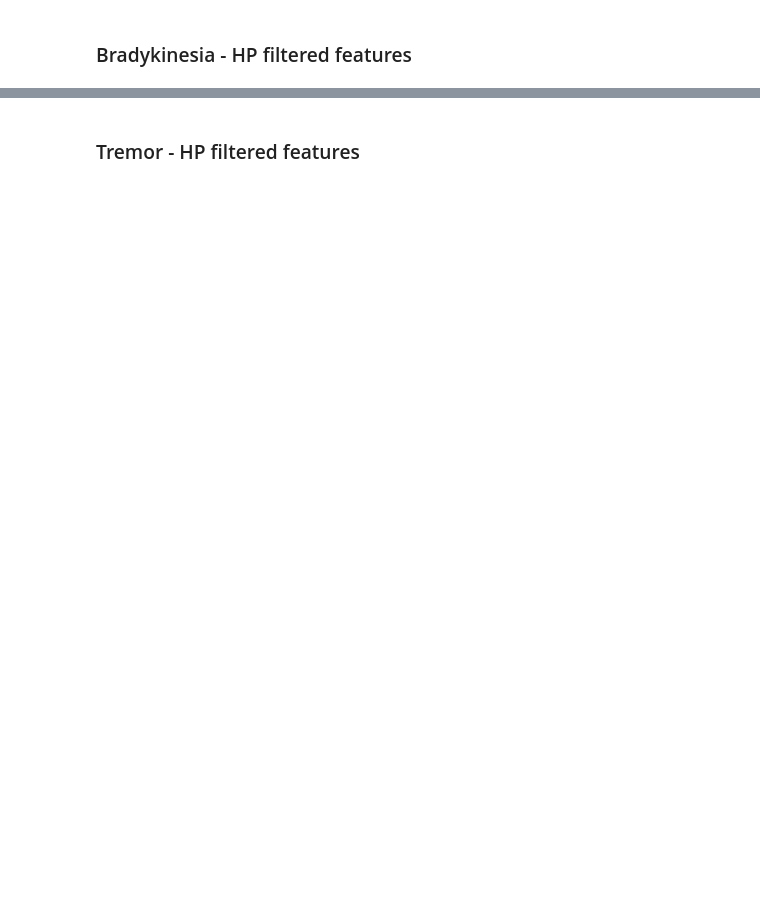
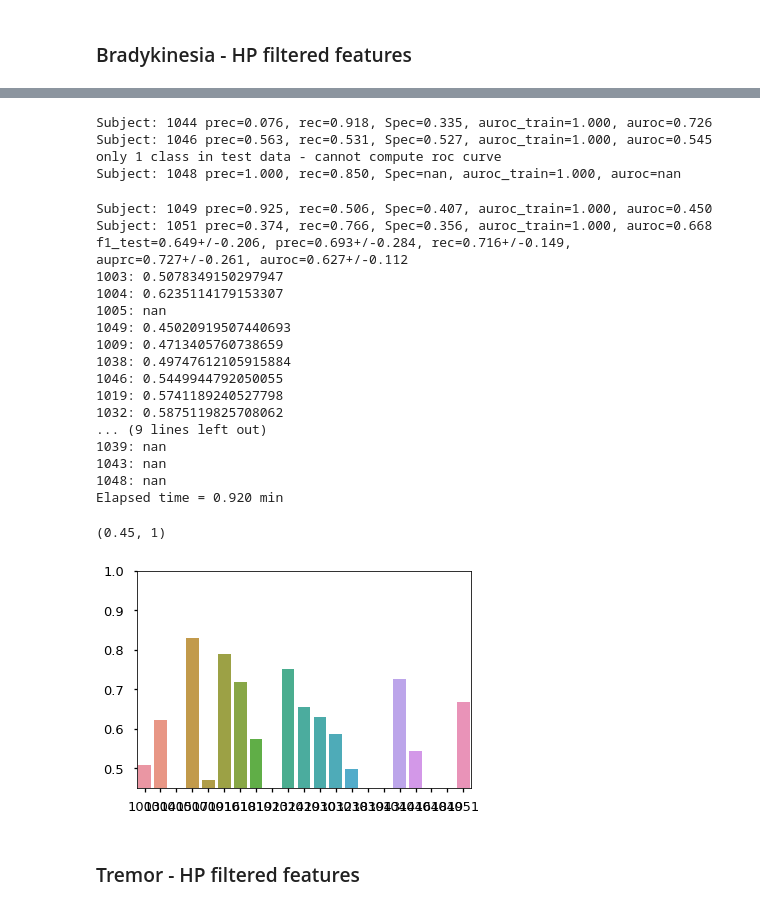
Before and after one commit to nshawen/CIS-PD_Curation, a Jupyter notebook: RandomForestNotebook (1).ipynb, the cells around one changed output, grey strips where cells are left out. Cells and saved outputs as stored; diff of their text form; code cells hidden in the pictures; blank space fills up the shorter version.

```diff
--- a/RandomForestNotebook (1).ipynb
+++ b/RandomForestNotebook (1).ipynb
@@ -441,39 +441,39 @@ def LOSOCV(Data,X,y,groups,models,LOin=0):
 # %% [markdown]
 ### Bradykinesia - HP filtered features
 # %%
-# t1=time.time()
-# res_all = pd.DataFrame()
+t1=time.time()
+res_all = pd.DataFrame()
 
-# Data=Data.reset_index(drop=True) #reset index
+Data=Data.reset_index(drop=True) #reset index
 
-# for symptom in ['Bradykinesia']:
+for symptom in ['Bradykinesia']:
 
-#     #remove nan rows for current symptom
-#     Data = Dataorig.copy() #original unmodified dataframe  ###MAKE SURE THIS IS CORRECT
-#     Data=Data[~Data[symptom].isnull()]
-#     Data=Data.reset_index(drop=True) #reset index
+    #remove nan rows for current symptom
+    Data = Dataorig.copy() #original unmodified dataframe  ###MAKE SURE THIS IS CORRECT
+    Data=Data[~Data[symptom].isnull()]
+    Data=Data.reset_index(drop=True) #reset index
 
-#     X = Data.iloc[:,5:].as_matrix()
-#     # X = StandardScaler().fit_transform(X)
-#     fnames = Data.iloc[:,7:].columns.values
+    X = Data.iloc[:,5:].as_matrix()
+    # X = StandardScaler().fit_transform(X)
+    fnames = Data.iloc[:,7:].columns.values
 
-#     indp = ((Data[symptom]>0))
-#     indp = indp.values
-#     y = indp.astype(int) #target
-#     print('Rows w %s %d/%d = %.2f'%(symptom,sum(indp),len(indp),(sum(indp)/len(indp))))
+    indp = ((Data[symptom]>0))
+    indp = indp.values
+    y = indp.astype(int) #target
+    print('Rows w %s %d/%d = %.2f'%(symptom,sum(indp),len(indp),(sum(indp)/len(indp))))
 
-#     models = [RandomForestClassifier(n_estimators=50,random_state=2)]
-# #           XGBClassifier()]
-#     model_name = ['Random Forest']#,'XGB']
-#     models = list(zip(models,model_name))
-#     groups = Data.Subject.as_matrix()
+    models = [RandomForestClassifier(n_estimators=50,random_state=2)]
+#           XGBClassifier()]
+    model_name = ['Random Forest']#,'XGB']
+    models = list(zip(models,model_name))
+    groups = Data.Subject.as_matrix()
 
-#     res,res_group,subj_auroc_pairings = LOSOCV(Data,X,y,groups,models)
-#     for key, value in sorted(subj_auroc_pairings.items(), key= lambda item : (item[1], item[0])):
-#         print ("%s: %s" % (key, value))
-#     res_all = pd.concat((res_all,res))
+    res,res_group,subj_auroc_pairings = LOSOCV(Data,X,y,groups,models)
+    for key, value in sorted(subj_auroc_pairings.items(), key= lambda item : (item[1], item[0])):
+        print ("%s: %s" % (key, value))
+    res_all = pd.concat((res_all,res))
 
-# print('Elapsed time = %.3f min'%((time.time()-t1)/60))
-
-# sns.barplot(x=Data.Subject.unique(),y=res_group['Random Forest']['auroc'])
-# plt.ylim([0.45,1])
+print('Elapsed time = %.3f min'%((time.time()-t1)/60))
+sns.barplot(x=Data.Subject.unique(),y=res_group['Random Forest']['auroc'])
+plt.ylim([0.45,1])
+# %% [output]
@@ -480,3 +502,26 @@ def LOSOCV(Data,X,y,groups,models,LOin=0):
+Subject: 1044 prec=0.076, rec=0.918, Spec=0.335, auroc_train=1.000, auroc=0.726
+Subject: 1046 prec=0.563, rec=0.531, Spec=0.527, auroc_train=1.000, auroc=0.545
+only 1 class in test data - cannot compute roc curve
+Subject: 1048 prec=1.000, rec=0.850, Spec=nan, auroc_train=1.000, auroc=nan
+Subject: 1049 prec=0.925, rec=0.506, Spec=0.407, auroc_train=1.000, auroc=0.450
+Subject: 1051 prec=0.374, rec=0.766, Spec=0.356, auroc_train=1.000, auroc=0.668
+f1_test=0.649+/-0.206, prec=0.693+/-0.284, rec=0.716+/-0.149, auprc=0.727+/-0.261, auroc=0.627+/-0.112
+1003: 0.5078349150297947
+1004: 0.6235114179153307
+1005: nan
+1049: 0.45020919507440693
+1009: 0.4713405760738659
+1038: 0.49747612105915884
+1046: 0.5449944792050055
+1019: 0.5741189240527798
+1032: 0.5875119825708062
+... (9 lines left out)
+1039: nan
+1043: nan
+1048: nan
+Elapsed time = 0.920 min
+(0.45, 1)
+[figure, added]
 # %% [markdown]
 ### Tremor - HP filtered features
 # %%
```
Also changed, not shown: parts of 66 cells of this notebook.
